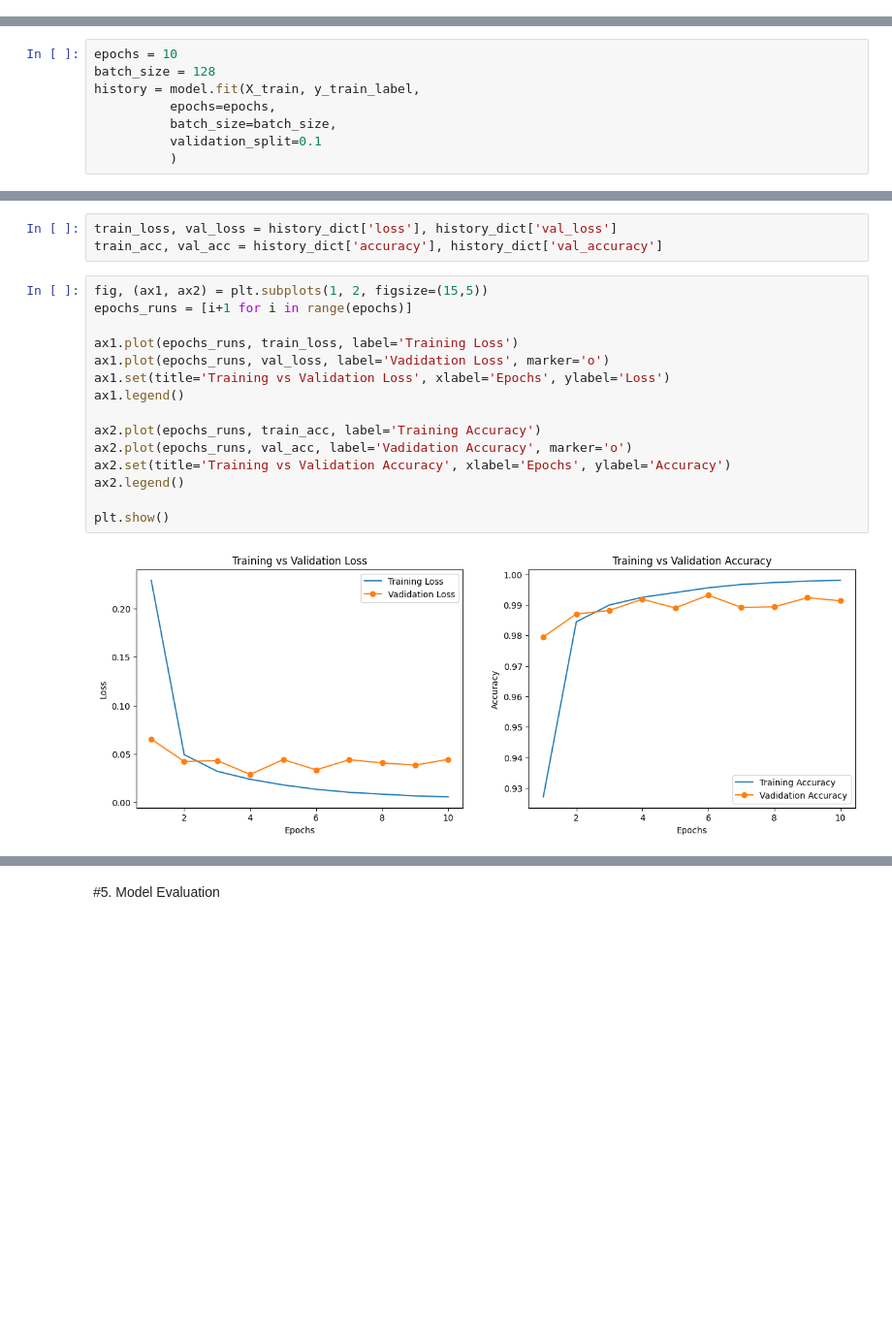
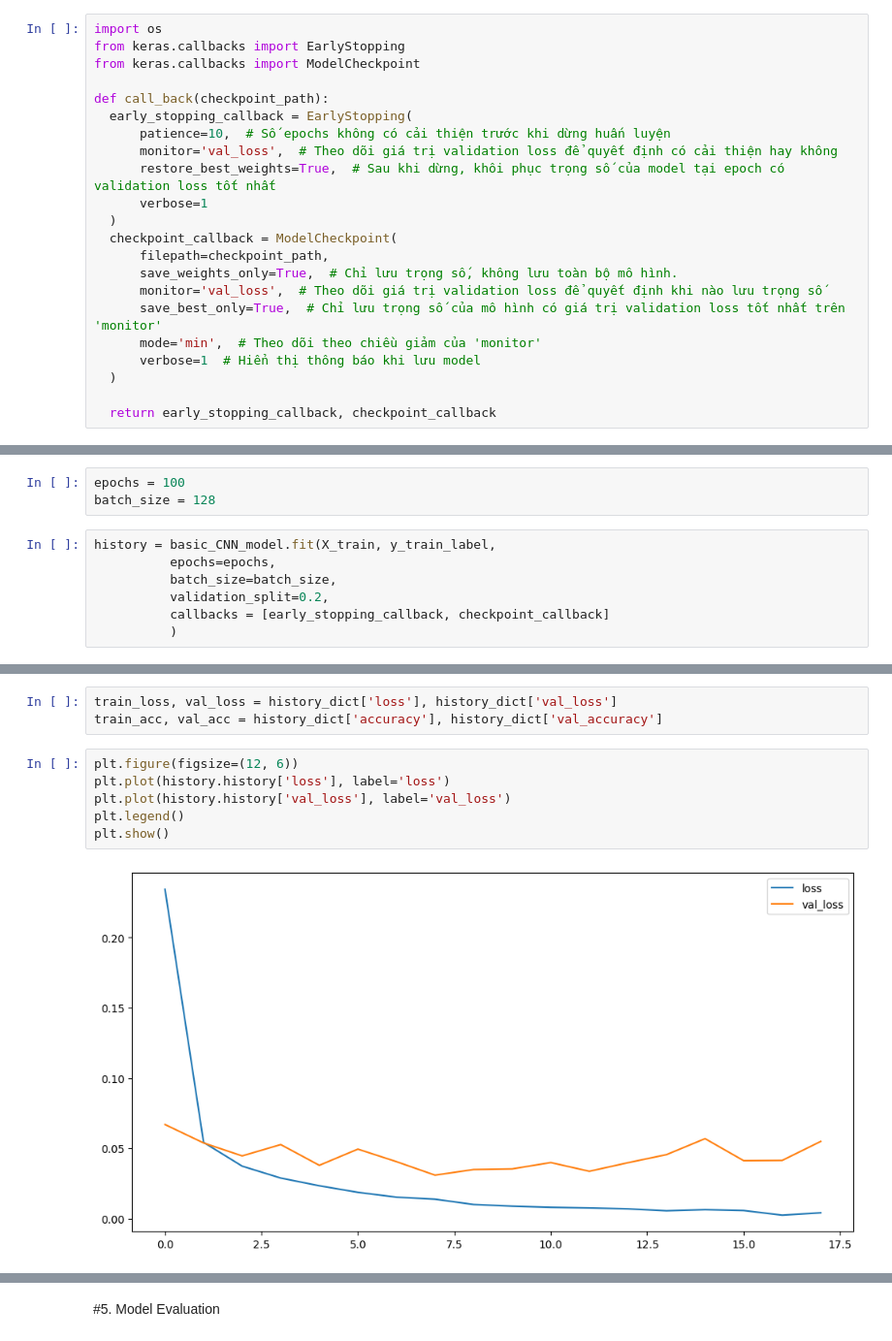
Before and after one commit to NguyenVanHien8502/image-classification, a Jupyter notebook: MNIST_PJ3.ipynb, the cells around one changed output, grey strips where cells are left out. Shown at 97% size. Drawn from its saved outputs; the diff is of its cells as text; blank space fills up the shorter version.

```diff
--- a/MNIST_PJ3.ipynb
+++ b/MNIST_PJ3.ipynb
@@ -222,0 +222,22 @@ model.compile(optimizer='rmsprop',
+# %%
+import os
+from keras.callbacks import EarlyStopping
+from keras.callbacks import ModelCheckpoint
+
+def call_back(checkpoint_path):
+  early_stopping_callback = EarlyStopping(
+      patience=10,  # Số epochs không có cải thiện trước khi dừng huấn luyện
+      monitor='val_loss',  # Theo dõi giá trị validation loss để quyết định có cải thiện hay không
+      restore_best_weights=True,  # Sau khi dừng, khôi phục trọng số của model tại epoch có validation loss tốt nhất
+      verbose=1
+  )
+  checkpoint_callback = ModelCheckpoint(
+      filepath=checkpoint_path,
+      save_weights_only=True,  # Chỉ lưu trọng số, không lưu toàn bộ mô hình.
+      monitor='val_loss',  # Theo dõi giá trị validation loss để quyết định khi nào lưu trọng số
+      save_best_only=True,  # Chỉ lưu trọng số của mô hình có giá trị validation loss tốt nhất trên 'monitor'
+      mode='min',  # Theo dõi theo chiều giảm của 'monitor'
+      verbose=1  # Hiển thị thông báo khi lưu model
+  )
+
+  return early_stopping_callback, checkpoint_callback
@@ -223,9 +248,11 @@ model.compile(optimizer='rmsprop',
+# %%
+epochs = 100
+batch_size = 128
 # %%
-epochs = 10
-batch_size = 128
-history = model.fit(X_train, y_train_label,
+history = basic_CNN_model.fit(X_train, y_train_label,
           epochs=epochs,
           batch_size=batch_size,
-          validation_split=0.1
+          validation_split=0.2,
+          callbacks = [early_stopping_callback, checkpoint_callback]
           )
 # %% [output]
@@ -258,20 +282,11 @@ dict_keys(['loss', 'accuracy', 'val_loss', 'val_accuracy'])
 # %%
 train_loss, val_loss = history_dict['loss'], history_dict['val_loss']
 train_acc, val_acc = history_dict['accuracy'], history_dict['val_accuracy']
-# %%
-fig, (ax1, ax2) = plt.subplots(1, 2, figsize=(15,5))
-epochs_runs = [i+1 for i in range(epochs)]
-
-ax1.plot(epochs_runs, train_loss, label='Training Loss')
-ax1.plot(epochs_runs, val_loss, label='Vadidation Loss', marker='o')
-ax1.set(title='Training vs Validation Loss', xlabel='Epochs', ylabel='Loss')
-ax1.legend()
-
-ax2.plot(epochs_runs, train_acc, label='Training Accuracy')
-ax2.plot(epochs_runs, val_acc, label='Vadidation Accuracy', marker='o')
-ax2.set(title='Training vs Validation Accuracy', xlabel='Epochs', ylabel='Accuracy')
-ax2.legend()
-
-plt.show()
-# %% [output]
-[figure, removed]
+# %%
+plt.figure(figsize=(12, 6))
+plt.plot(history.history['loss'], label='loss')
+plt.plot(history.history['val_loss'], label='val_loss')
+plt.legend()
+plt.show()
+# %% [output]
+[figure, added]
```
Also changed, not shown: parts of 20 cells of this notebook.
